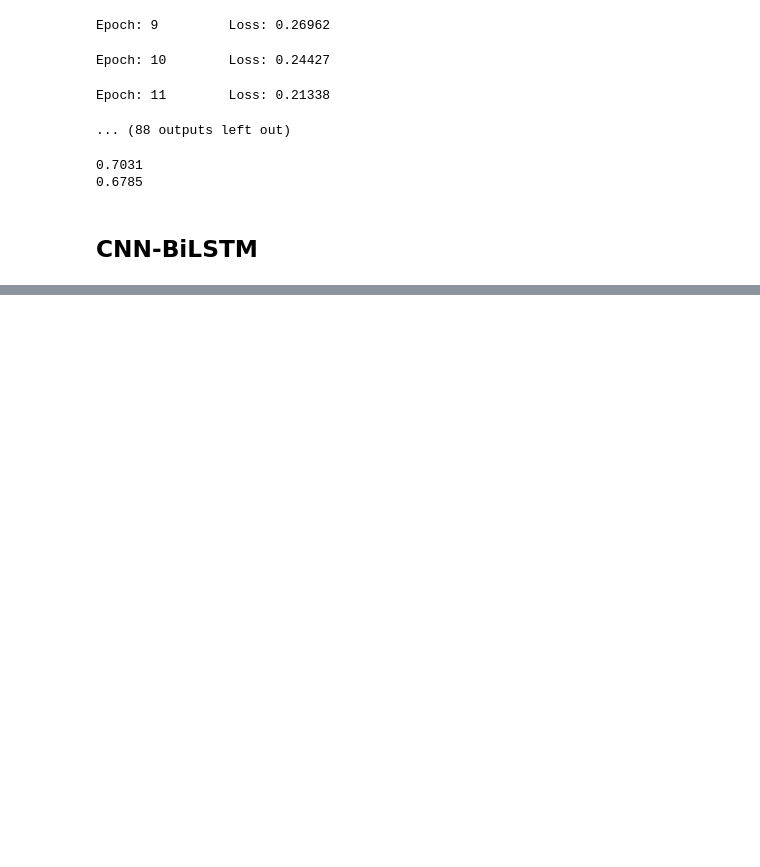
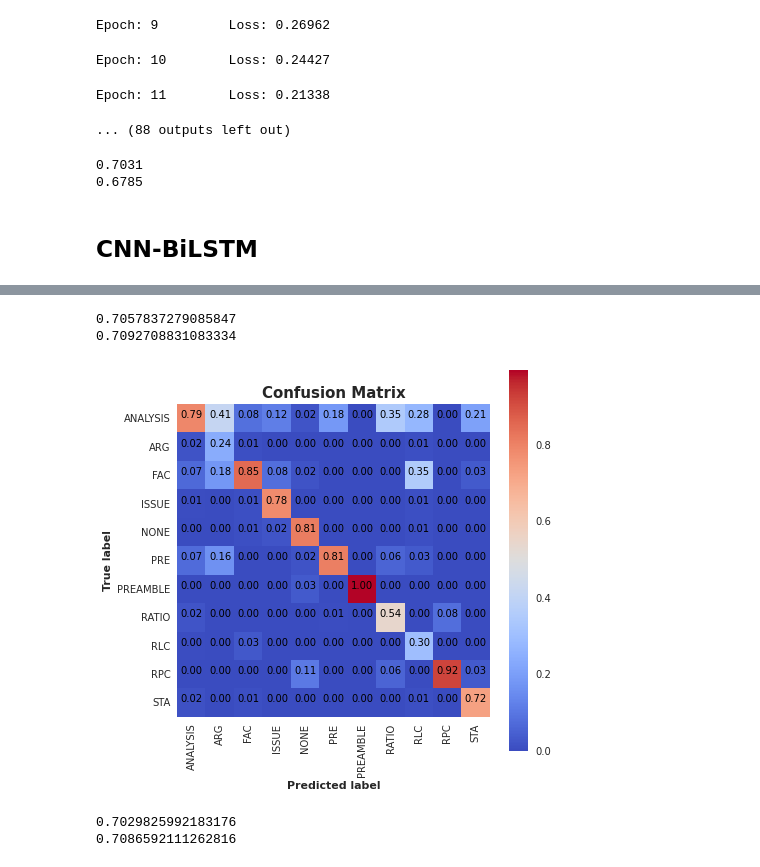
Before and after one commit to tsither/Rhetorical-Role-Classifier, a Jupyter notebook: jupyter_notebooks/fewer_classes.ipynb, the cells around one changed output, grey strips where cells are left out. Saved outputs shown, nothing was run; the diff lists cells and outputs as text; code cells hidden in the pictures; blank space fills up the shorter version.

Commit message:
Finished working on 11 RR models

```diff
--- a/jupyter_notebooks/fewer_classes.ipynb
+++ b/jupyter_notebooks/fewer_classes.ipynb
@@ -306,8 +383,8 @@ print(f"{avg_f1:.4f}")
 while_i = 0
 accs3 = []
 f1s3 = []
-micro_accs = []
-micro_f1s = []
+# micro_accs = []
+# micro_f1s = []
 while while_i < 3:
     while_i += 1
     model3 = BiLSTM(hidden_size=128, dropout= 0.30, output_size= 11)
@@ -358,8 +435,8 @@ while while_i < 3:
 
     accs3.append(average_accuracy)
     f1s3.append(average_f1)
-    micro_accs.append(accuracies)
-    micro_f1s.append(f1_scores)
+    # micro_accs.append(accuracies)
+    # micro_f1s.append(f1_scores)
 
     print("Accuracies: {} \n Average acccuracy: {}".format(accuracies, average_accuracy))
     print("F1 Scores: {} \n Average F1: {}".format(f1_scores, average_f1))
@@ -389,8 +466,8 @@ print(f"{np.mean(f1s3):.4f}")
 while_i = 0
 accs4 = []
 f1s4 = []
-micro_accs1 = []
-micro_f1s1 = []
+# micro_accs1 = []
+# micro_f1s1 = []
 while while_i < 3:
     while_i += 1
     model4 = CNN_BiLSTM(hidden_size=128, dropout= 0.25, output_size= 11)
@@ -441,8 +518,8 @@ while while_i < 3:
 
     accs4.append(average_accuracy)
     f1s4.append(average_f1)
-    micro_accs1.append(accuracies)
-    micro_f1s1.append(f1_scores)
+    # micro_accs1.append(accuracies)
+    # micro_f1s1.append(f1_scores)
 
     print("Accuracies: {} \n Average acccuracy: {}".format(accuracies, average_accuracy))
     print("F1 Scores: {} \n Average F1: {}".format(f1_scores, average_f1))
@@ -664,7 +743,7 @@ micro_accs3 = []
 micro_f1s3 = []
 while while_i < 3:
     while_i += 1
-    model6 = BiLSTM(hidden_size=128, dropout= 0.3, output_size= 11)
+    model6 = CNN_BiLSTM(hidden_size=128, dropout= 0.3, output_size= 11)
     optimizer = torch.optim.Adam(model6.parameters(), lr= 5e-4)
     loss_function = nn.CrossEntropyLoss(weight= class_weights)
 
@@ -768,0 +860,16 @@ torch.Size([2, 1, 128])
+# %%
+model2 = torch.load("bert-base-cnnbilstm.pth")
+cm = None
+for i in range(29):
+    TEST_emb = load_tensor(filepath=f"../test_document/doc_{i}/embedding")
+    TEST_labels = load_tensor(filepath=f"../test_document/doc_{i}/label")
+    TEST_labels = remap_targets(TEST_labels, label_encoder_old, label_encoder_new)
+    conf_matrix_helper = calculate_confusion_matrix(TEST_emb, TEST_labels, model2, num_labels= 11)
+    if cm is None:
+        cm = conf_matrix_helper
+    else:
+        cm = np.add(cm, conf_matrix_helper)
+
+accuracies = class_accuracy(cm)
+f1_scores = class_f1_score(cm)
+precision, recall = class_wise_precision_recall(cm)
@@ -768,0 +895,31 @@ torch.Size([2, 1, 128])
+# %%
+print(np.mean(precision))
+print(np.mean(recall))
+# %% [output]
+0.7057837279085847
+0.7092708831083334
+# %%
+plot_confusion_matrix(cm);
+# %% [output]
+[figure, added]
+# %%
+model6 = torch.load('bert-inlegal-cnnbilstm.pth')
+cm = None
+for i in range(29):
+    TEST_emb = load_tensor(filepath=f"test_document/doc_{i}_inlegal/embedding")
+    TEST_labels = load_tensor(filepath=f"test_document/doc_{i}_inlegal/label")
+    TEST_labels = remap_targets(TEST_labels, label_encoder_old, label_encoder_new)
+    conf_matrix_helper = calculate_confusion_matrix(TEST_emb, TEST_labels, model6, num_labels= 11)
+    if cm is None:
+        cm = conf_matrix_helper
+    else:
+        cm = np.add(cm, conf_matrix_helper)
+
+accuracies = class_accuracy(cm)
+f1_scores = class_f1_score(cm)
+precision, recall = class_wise_precision_recall(cm)
+print(np.mean(precision))
+print(np.mean(recall))
+# %% [output]
+0.7029825992183176
+0.7086592111262816
```
Also changed, not shown: parts of 23 cells of this notebook, 4 other files.
